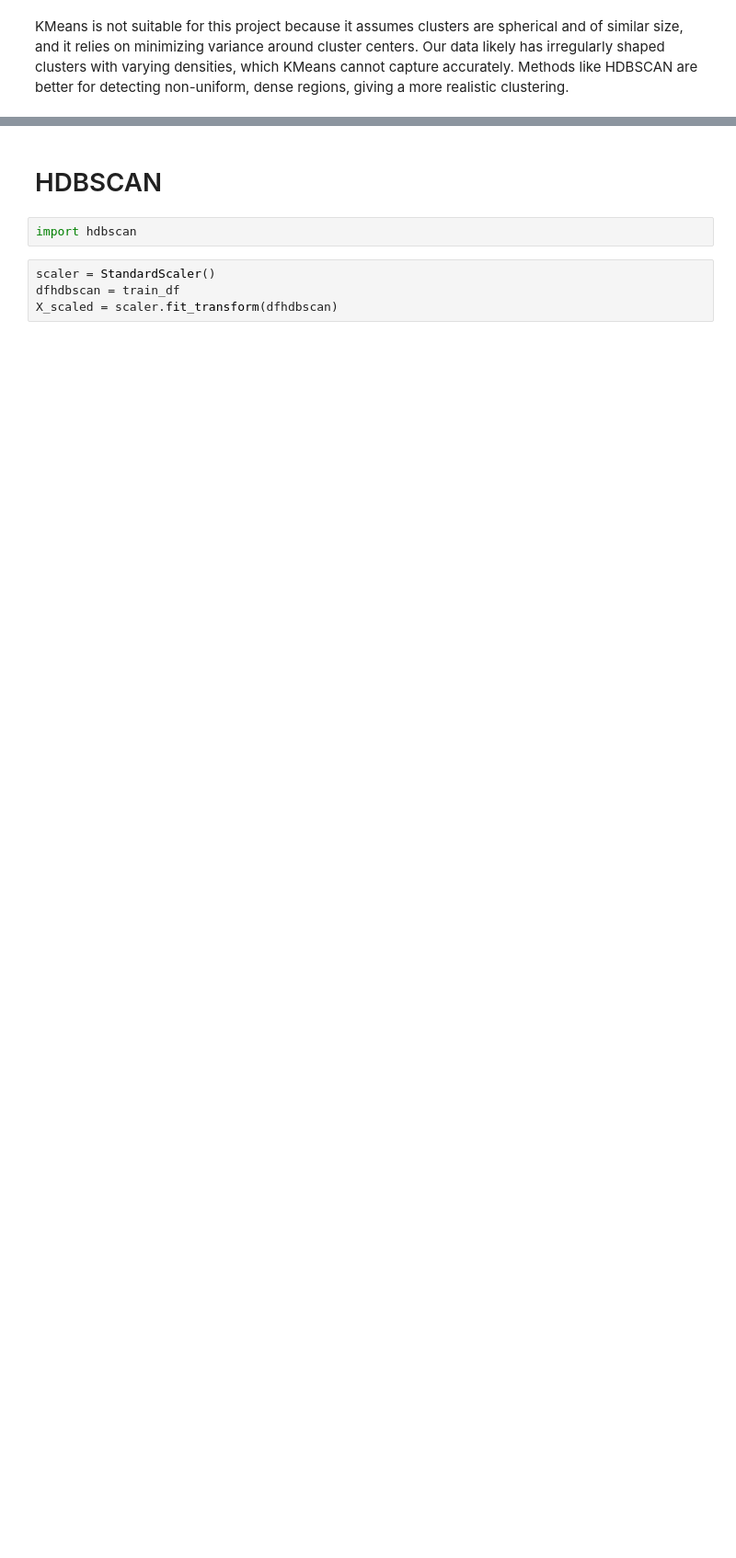
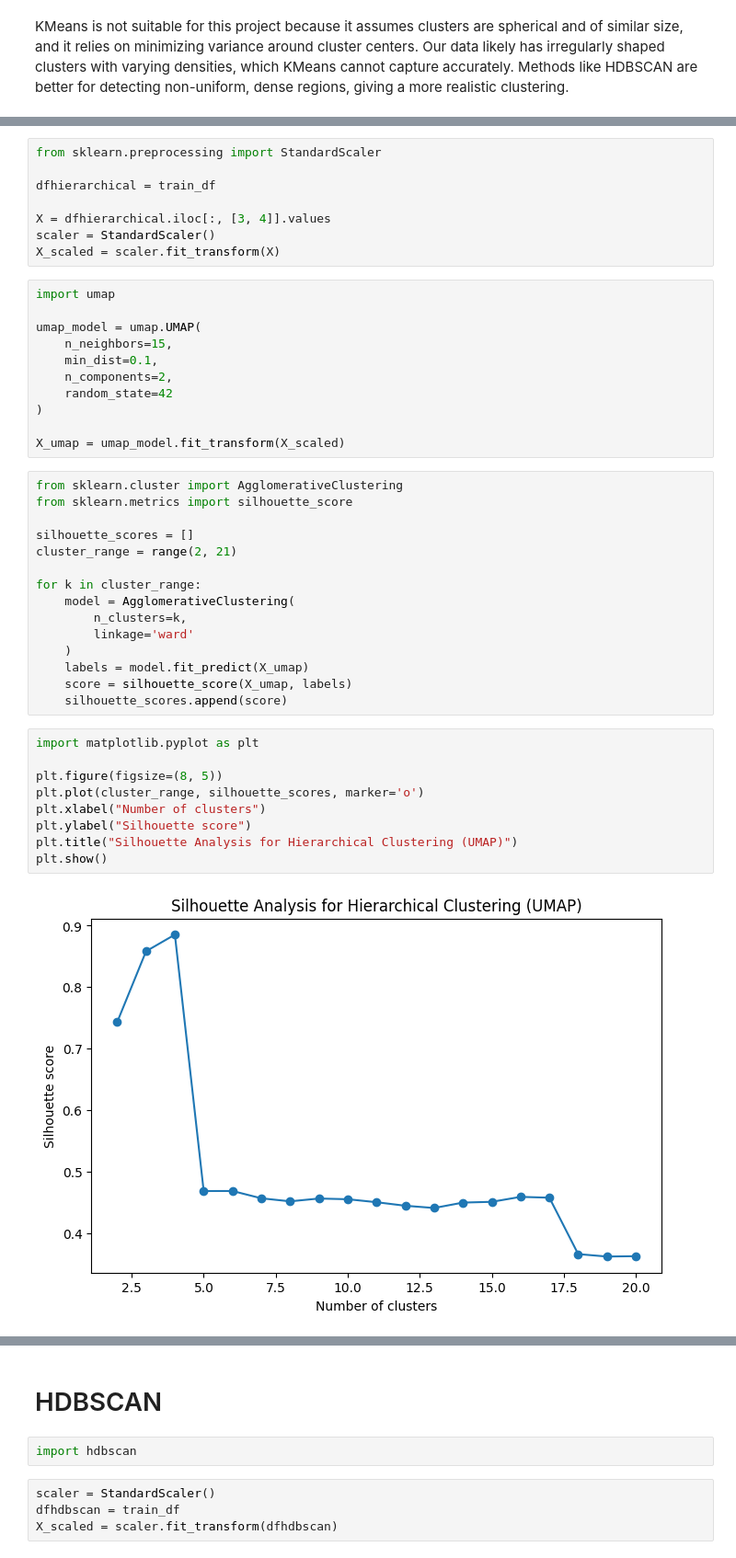
Before and after one commit to Etxarri/ShelterAI, a Jupyter notebook: backend/ai-service/documentation/clustering_models.ipynb, the cells around one changed output, grey strips where cells are left out. Shown at 92% size. Saved outputs shown, nothing was run; the diff lists cells and outputs as text; blank space fills up the shorter version.

Commit message:
better model configurations

```diff
--- a/backend/ai-service/documentation/clustering_models.ipynb
+++ b/backend/ai-service/documentation/clustering_models.ipynb
@@ -346,0 +384,45 @@ KMeans is not suitable for this project because it assumes clusters are spherica
+# %%
+from sklearn.preprocessing import StandardScaler
+
+dfhierarchical = train_df
+
+X = dfhierarchical.iloc[:, [3, 4]].values
+scaler = StandardScaler()
+X_scaled = scaler.fit_transform(X)
+# %%
+import umap
+
+umap_model = umap.UMAP(
+    n_neighbors=15,
+    min_dist=0.1,
+    n_components=2,
+    random_state=42
+)
+
+X_umap = umap_model.fit_transform(X_scaled)
+# %%
+from sklearn.cluster import AgglomerativeClustering
+from sklearn.metrics import silhouette_score
+
+silhouette_scores = []
+cluster_range = range(2, 21)
+
+for k in cluster_range:
+    model = AgglomerativeClustering(
+        n_clusters=k,
+        linkage='ward'
+    )
+    labels = model.fit_predict(X_umap)
+    score = silhouette_score(X_umap, labels)
+    silhouette_scores.append(score)
+# %%
+import matplotlib.pyplot as plt
+
+plt.figure(figsize=(8, 5))
+plt.plot(cluster_range, silhouette_scores, marker='o')
+plt.xlabel("Number of clusters")
+plt.ylabel("Silhouette score")
+plt.title("Silhouette Analysis for Hierarchical Clustering (UMAP)")
+plt.show()
+# %% [output]
+[figure, added]
```
Also changed, not shown: parts of 29 cells of this notebook.
